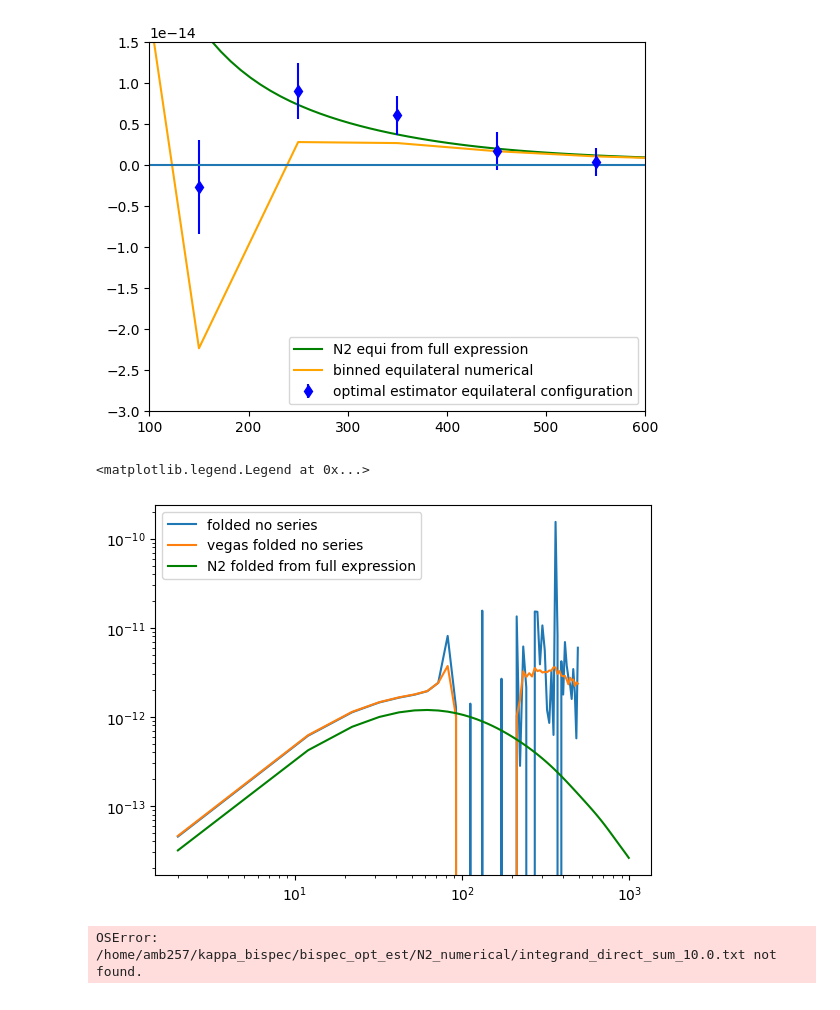
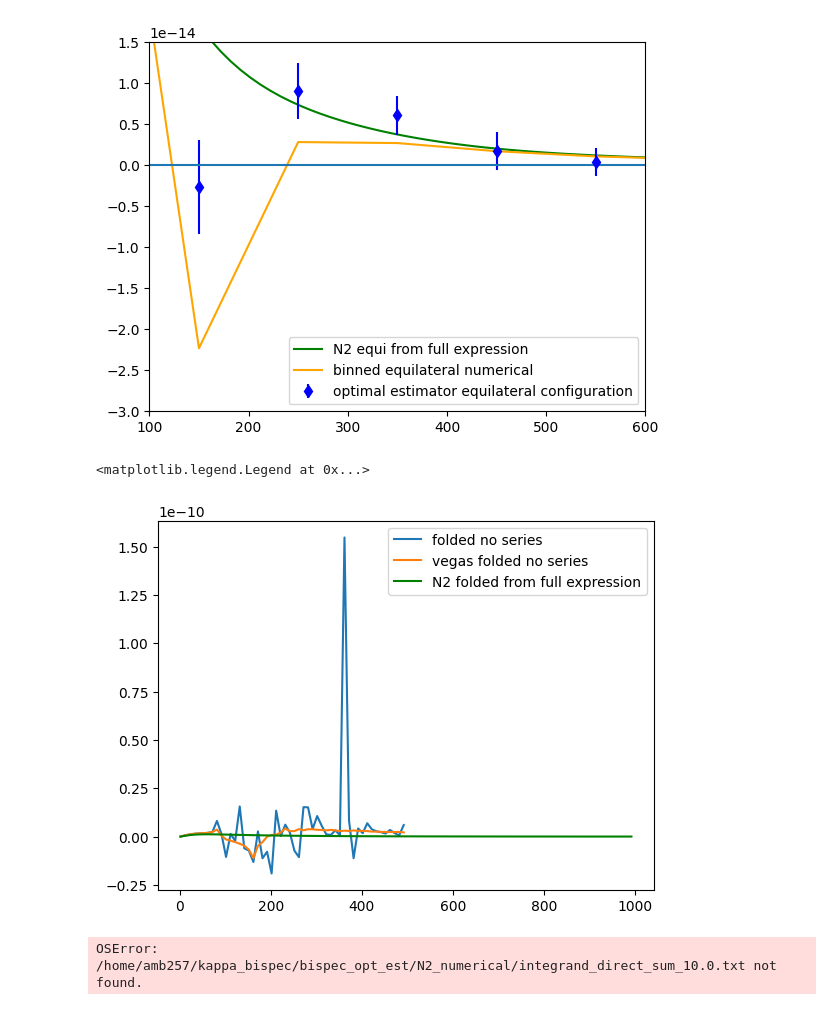
Before and after one commit to aleksandrbowkis/bispec_opt_est, a Jupyter notebook: N2_numerical/Binning_effects/Visualisation/N2_tests.ipynb, the cells around one changed output. Saved outputs shown, nothing was run; the diff lists cells and outputs as text; code cells hidden in the pictures.

```diff
--- a/N2_numerical/Binning_effects/Visualisation/N2_tests.ipynb
+++ b/N2_numerical/Binning_effects/Visualisation/N2_tests.ipynb
@@ -220,23 +235,23 @@ print(bin_mid_eq, binning_eq)
 # %%
 # This cell tests the folded non series direct calculation from non_series/Fold_no_series.py
 
 L_fold_noseries, N2_fold_noseries = np.loadtxt("/home/amb257/kappa_bispec/bispec_opt_est/N2_numerical/Binning_effects/outputs/fold_N2_no_series.txt")
 L_vegas_fold_noseries, N2_vegas_fold_noseries = np.loadtxt("/home/amb257/kappa_bispec/bispec_opt_est/N2_numerical/Binning_effects/outputs/vegas_fold_N2_no_series.txt")
 #dblquad
-plt.loglog(L_fold_noseries, N2_fold_noseries, label = 'folded no series')
+plt.plot(L_fold_noseries, N2_fold_noseries, label = 'folded no series')
 
 #vegas
-plt.loglog(L_vegas_fold_noseries, N2_vegas_fold_noseries, label = 'vegas folded no series')
+plt.plot(L_vegas_fold_noseries, N2_vegas_fold_noseries, label = 'vegas folded no series')
 # For comparison plot the folded series expansion result obtained from limit of full expression
-plt.loglog(L_newmath_full, N2_fold_newmath_full, color = 'green', label = 'N2 folded from full expression')
+plt.plot(L_newmath_full, N2_fold_newmath_full, color = 'green', label = 'N2 folded from full expression')
 
 # And finally the folded result from the optimal estimator
 #plt.errorbar(L_opt_fold, -1*opt_est_fold, yerr = err_fold, fmt='bd', label = 'optimal estimator folded configuration')
 
 plt.legend()
 # %% [output]
 <matplotlib.legend.Legend at 0x...>
-[figure, old version]
+[figure, new version]
 # %%
 # Load in the integrand used for the direct sum calculation
 ell, integrand = np.loadtxt('/home/amb257/kappa_bispec/bispec_opt_est/N2_numerical/integrand_direct_sum_10.0.txt')
```
Also changed, not shown: parts of 2 cells of this notebook, 12 other files.
